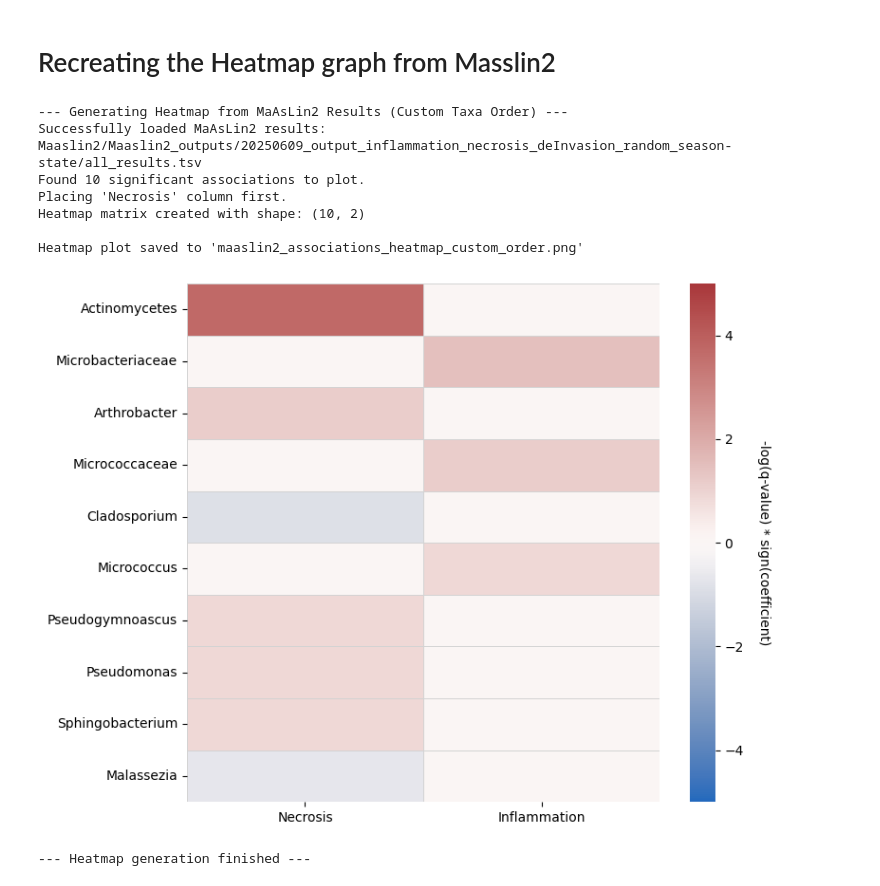
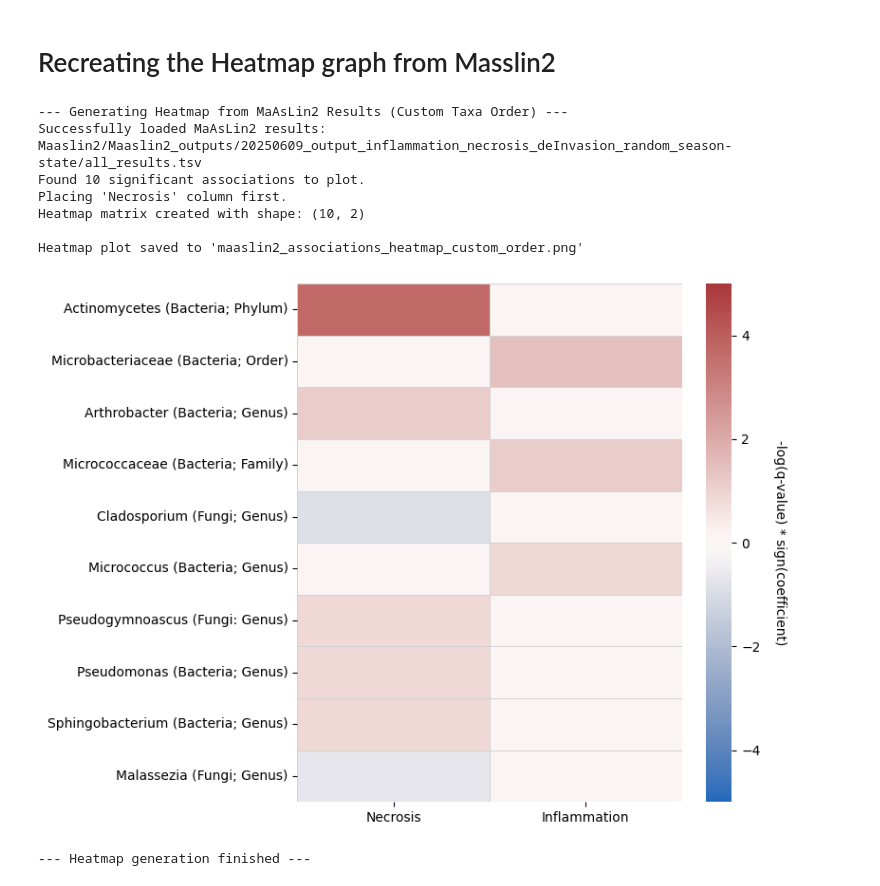
Before and after one commit to drothen15/whitenose-project, a Jupyter notebook: Masslin_plotting.ipynb, the cells around one changed output. Drawn from its saved outputs; the diff is of its cells as text; code cells hidden in the pictures.

```diff
--- a/Masslin_plotting.ipynb
+++ b/Masslin_plotting.ipynb
@@ -79,11 +79,15 @@ def plot_maaslin2_heatmap(
         print("Warning: 'Necrosis' column not found in the significant results. Using default column order.")
 
     #Custom sort order for taxa (y-axis)
-    custom_taxa_order = [
-        'Actinomycetes', 'Microbacteriaceae', 'Arthrobacter',
-        'Micrococcaceae', 'Cladosporium', 'Micrococcus',
-        'Pseudogymnoascus', 'Pseudomonas', 'Sphingobacterium', 'Malassezia'
-    ]
+    custom_taxa_order = ["Actinomycetes (Bacteria; Phylum)", "Microbacteriaceae (Bacteria; Order)", "Arthrobacter (Bacteria; Genus)",
+                         "Micrococcaceae (Bacteria; Family)", "Cladosporium (Fungi; Genus)", "Micrococcus (Bacteria; Genus)",
+                         "Pseudogymnoascus (Fungi: Genus)", "Pseudomonas (Bacteria; Genus)", "Sphingobacterium (Bacteria; Genus)",
+                         "Malassezia (Fungi; Genus)"]
+
+    #     'Actinomycetes', 'Microbacteriaceae', 'Arthrobacter',
+    #     'Micrococcaceae', 'Cladosporium', 'Micrococcus',
+    #     'Pseudogymnoascus', 'Pseudomonas', 'Sphingobacterium', 'Malassezia'
+    # ]
 
     # Filter the custom order to only include taxa present in the significant results
     final_taxa_order = [taxon for taxon in custom_taxa_order if taxon in heatmap_data.index]
@@ -139,32 +143,32 @@ def plot_maaslin2_heatmap(
         print(f"Error saving heatmap plot: {e}")
     plt.close()
 
     print("--- Heatmap generation finished ---")
 
 
 if __name__ == "__main__":
     # IMPORTANT: Replace this with the actual path to your MaAsLin2 output file
     maaslin2_results_file = "Maaslin2/Maaslin2_outputs/20250609_output_inflammation_necrosis_deInvasion_random_season-state/all_results.tsv"
 
     # Define the name for the output plot
     output_heatmap_file = "maaslin2_associations_heatmap_custom_order.png" # Updated filename
 
     if not os.path.exists(maaslin2_results_file):
         print(f"CRITICAL ERROR: MaAsLin2 results file not found at '{maaslin2_results_file}'")
         print("Please update the 'maaslin2_results_file' variable with the correct path to your 'all_results.tsv' or 'significant_results.tsv' file.")
     else:
         plot_maaslin2_heatmap(
             maaslin2_results_path=maaslin2_results_file,
             output_plot_path=output_heatmap_file,
             q_value_threshold=0.25
         )
 # %% [output]
 --- Generating Heatmap from MaAsLin2 Results (Custom Taxa Order) ---
 Successfully loaded MaAsLin2 results: Maaslin2/Maaslin2_outputs/20250609_output_inflammation_necrosis_deInvasion_random_season-state/all_results.tsv
 Found 10 significant associations to plot.
 Placing 'Necrosis' column first.
 Heatmap matrix created with shape: (10, 2)
 
 Heatmap plot saved to 'maaslin2_associations_heatmap_custom_order.png'
-[figure, old version]
+[figure, new version]
 --- Heatmap generation finished ---
```
Also changed, not shown: 2 other files.
